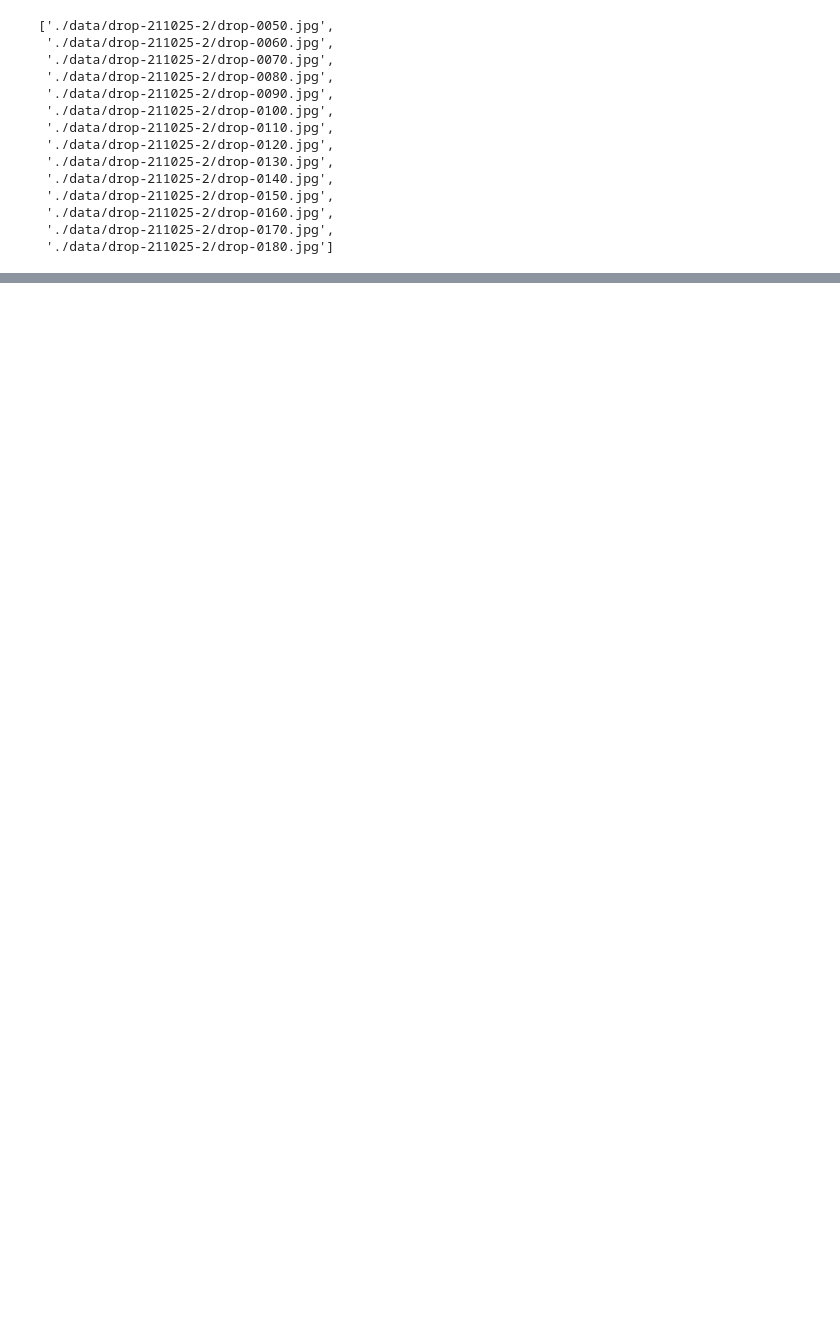
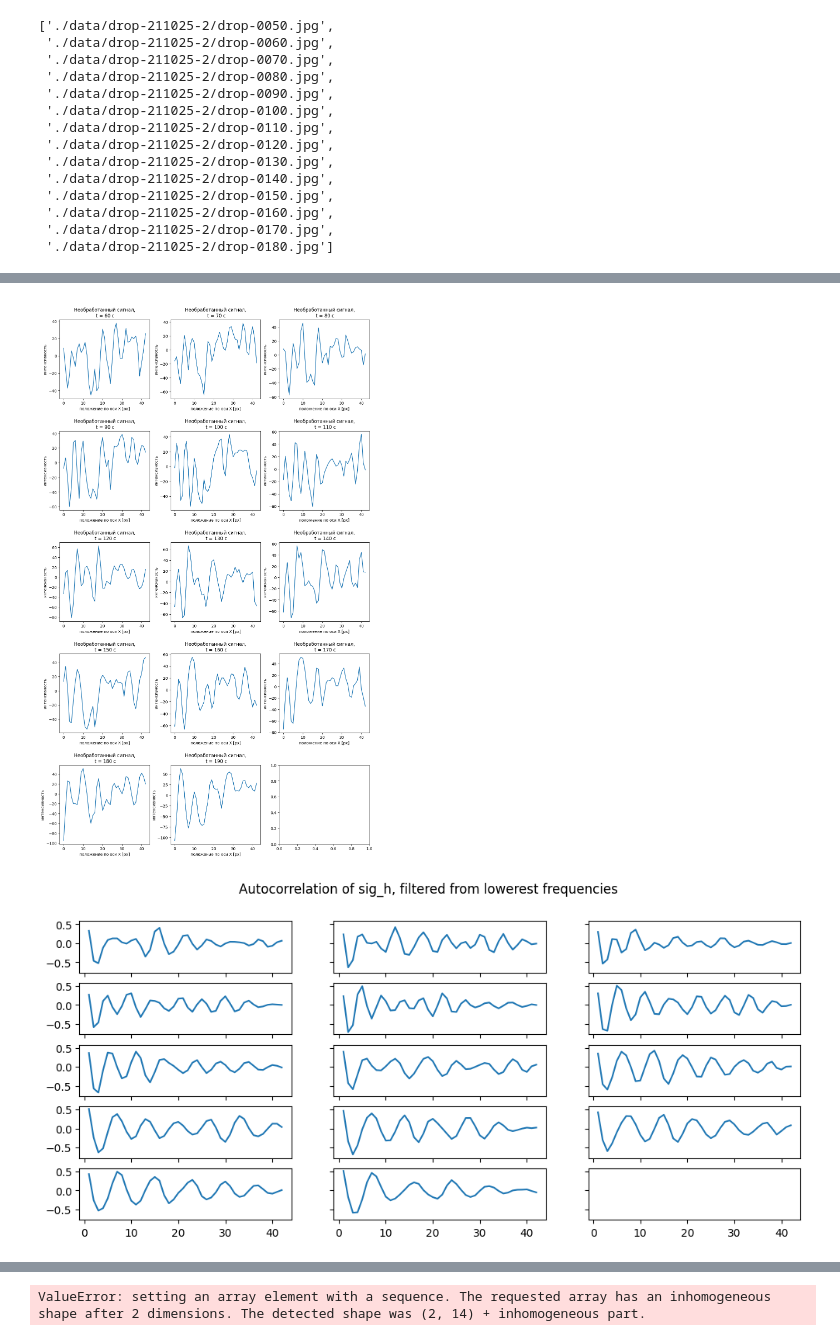
Before and after one commit to annamogo/DiplomaLISF, a Jupyter notebook: UnsertaintyEstimation.ipynb, the cells around one changed output, grey strips where cells are left out. Saved outputs shown, nothing was run; the diff lists cells and outputs as text; code cells hidden in the pictures; blank space fills up the shorter version.

```diff
--- a/UnsertaintyEstimation.ipynb
+++ b/UnsertaintyEstimation.ipynb
@@ -40,8 +43,0 @@ roi
-# %%
-rng = np.random.default_rng()
-
-size = 20
-
-dy = rng.normal(loc=0, scale=10, size = size).astype(int)
-dw = rng.normal(loc=0, scale=roi[3]//5, size = size).astype(int)
-h = rng.integers(low=3, high=10, size=size)
@@ -48,4 +102,5 @@ h = rng.integers(low=3, high=10, size=size)
 # %%
-roi_list = [[roi[0], roi[1]+dy[i], roi[2]+dw[i], h[i]] for i in range(size)]
-roi_list
+roi_list = [[roi_area[0]+ j[0], roi_area[1]+i[0], l, h] for j,i,l,h in zip(chosen_j,chosen_i,l_list,h_list)]
+for i,roi in enumerate(roi_list):
+    print(f"{i}: {roi}")
 # %% [output]
@@ -72,27 +117,37 @@ roi_list
 # %%
+json_dir = './json_unsertainty_estimation/'
+
+json_fd = pathlib.Path(json_dir)
+for item in json_fd.iterdir():
+    if item.is_file() or item.is_symlink():
+        item.unlink()
+    elif item.is_dir():
+        item.rmd
+
 for i,roi in enumerate(roi_list):
-    json_path = './json_unsertainty_estimation/'+ str(i) + '.txt'
+    json_path = './json_unsertainty_estimation/'+ f"{i:02}" + '.txt'
     ga.choose_multy_roi(img_path_list, roi, json_path)
 # %%
-def create_raw_phase_vel_file(json_path, result_name):
+
+
+def create_raw_phase_vel_file(json_path, result_path, show = False):
     fs = 1
-    nl = 2
+    nl = 4
     border = 4
     nperseg_c = 1
     rel_h=0.5
     delta_t = 3*10
-    file_name = 'raw_result_dir/' + result_name+ '.txt'
 
-    imgs = siaf.load_imgs_from_json(json_path)
+    imgs = siaf.load_imgs_from_json(json_path, show=show)
     sig_len = len(imgs[0])
 
     sig_h = siaf.filter_low_frq(imgs, nl)
 
-    peak_count = siaf.count_peaks_of_autocorr(sig_h, show_corr = False)
+    peak_count = siaf.count_peaks_of_autocorr(sig_h, show_corr = show)
 
     nl_list = [pc-1 for pc in peak_count]
-    sig_hn = siaf.filter_lowest_n_frq(sig_h, nl_list, show_corr=False, show_flt_sig=False)
+    sig_hn = siaf.filter_lowest_n_frq(sig_h, nl_list, show_corr=show, show_flt_sig=show)
 
-    ph_vel_hn = san.plot_flt_res(imgs, fs=fs, rel_h=rel_h, nperseg_c=nperseg_c)
+    ph_vel_hn = san.flt_res(sig_hn, fs=fs, rel_h=rel_h, nperseg_c=nperseg_c)
 
-    siaf.write_inv_phase(file_name, ph_vel_hn, delta_t)
+    siaf.write_inv_phase(result_path, ph_vel_hn, delta_t,  show_graph = show)
@@ -98,0 +200,6 @@ def create_raw_phase_vel_file(json_path, result_name):
+# %%
+json_14 = './json_unsertainty_estimation/09.txt'
+create_raw_phase_vel_file(json_path=json_14, result_name='14ind.txt', show = True)
+# %% [output]
+[figure, added]
+[figure, added]
@@ -98,0 +209 @@ def create_raw_phase_vel_file(json_path, result_name):
+ValueError: setting an array element with a sequence. The requested array has an inhomogeneous shape after 2 dimensions. The detected shape was (2, 14) + inhomogeneous part.
```
Also changed, not shown: parts of 8 cells of this notebook, 4 other files.
